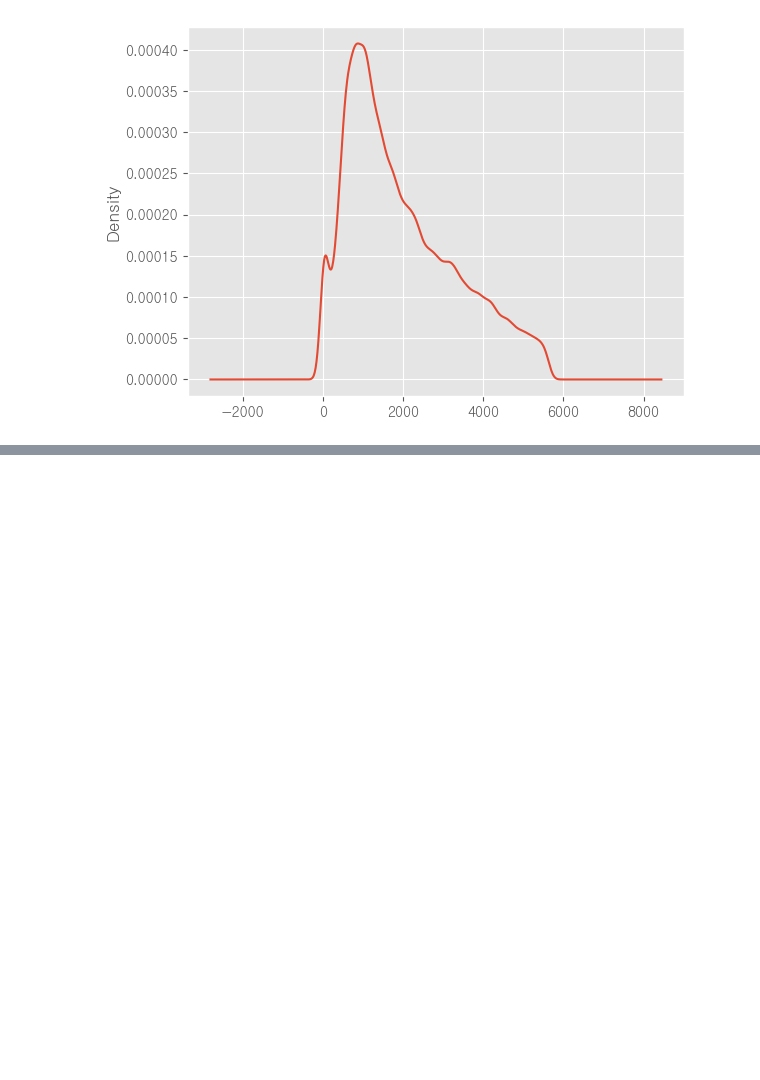
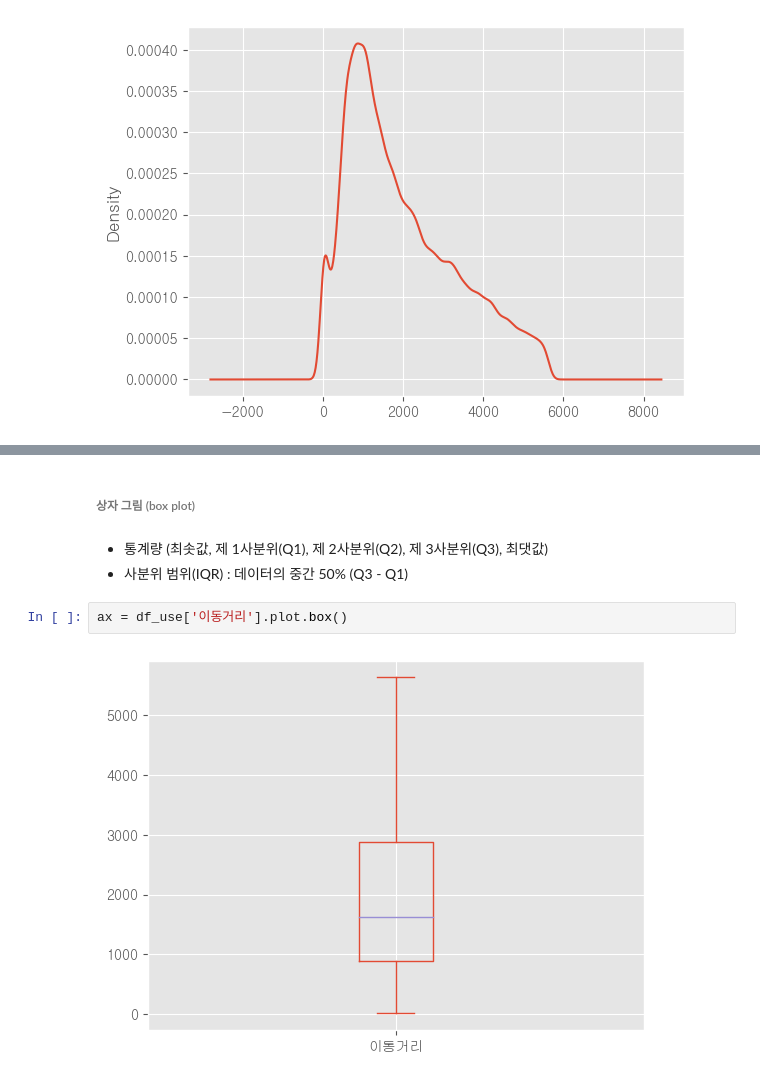
Before and after one commit to haebzzzang/dachungcam, a Jupyter notebook: 2week/2week.ipynb, the cells around one changed output, grey strips where cells are left out. Cells and saved outputs as stored; diff of their text form; blank space fills up the shorter version.

```diff
--- a/2week/2week.ipynb
+++ b/2week/2week.ipynb
@@ -323,0 +323,9 @@ NameError: name 'dist_stats' is not defined
+# %% [markdown]
+###### 상자 그림 (box plot)
+# %% [markdown]
+- 통계량 (최솟값, 제 1사분위(Q1), 제 2사분위(Q2), 제 3사분위(Q3), 최댓값)
+- 사분위 범위(IQR) : 데이터의 중간 50% (Q3 - Q1)
+# %%
+ax = df_use['이동거리'].plot.box()
+# %% [output]
+[figure, added]
```
Also changed, not shown: parts of 30 cells of this notebook.
